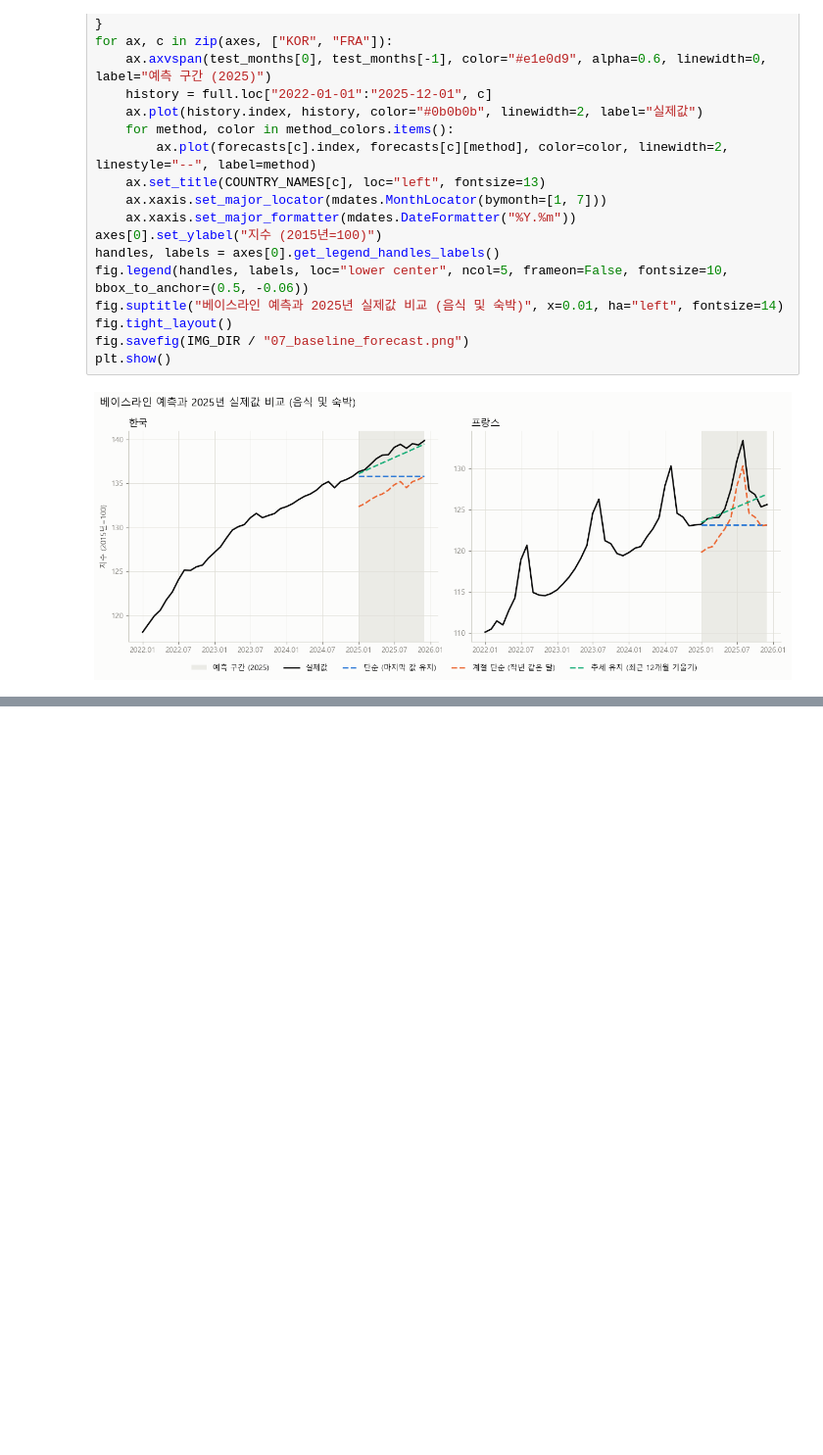
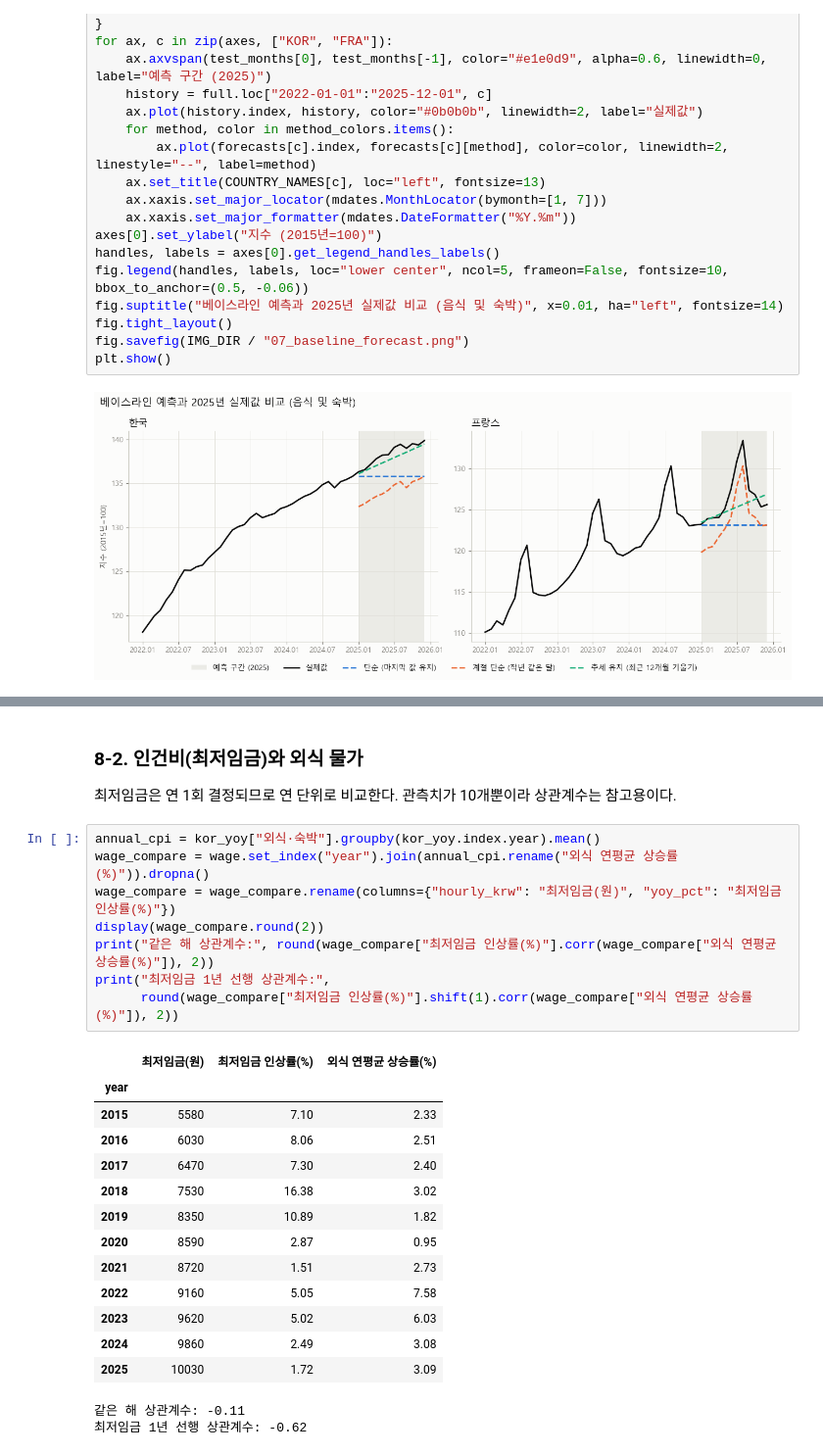
Before and after one commit to qjskffj-code/codyssey_M1-1, a Jupyter notebook: analysis.ipynb, the cells around one changed output, grey strips where cells are left out. Shown at 98% size. Cells and saved outputs as stored; diff of their text form; blank space fills up the shorter version.

```diff
--- a/analysis.ipynb
+++ b/analysis.ipynb
@@ -698,0 +824,27 @@ plt.show()
+# %% [markdown]
+### 8-2. 인건비(최저임금)와 외식 물가
+최저임금은 연 1회 결정되므로 연 단위로 비교한다. 관측치가 10개뿐이라 상관계수는 참고용이다.
+# %%
+annual_cpi = kor_yoy["외식·숙박"].groupby(kor_yoy.index.year).mean()
+wage_compare = wage.set_index("year").join(annual_cpi.rename("외식 연평균 상승률(%)")).dropna()
+wage_compare = wage_compare.rename(columns={"hourly_krw": "최저임금(원)", "yoy_pct": "최저임금 인상률(%)"})
+display(wage_compare.round(2))
+print("같은 해 상관계수:", round(wage_compare["최저임금 인상률(%)"].corr(wage_compare["외식 연평균 상승률(%)"]), 2))
+print("최저임금 1년 선행 상관계수:",
+      round(wage_compare["최저임금 인상률(%)"].shift(1).corr(wage_compare["외식 연평균 상승률(%)"]), 2))
+# %% [output]
+|  | 최저임금(원) | 최저임금 인상률(%) | 외식 연평균 상승률(%) |
+| year |  |  |  |
+| 2015 | 5580 | 7.10 | 2.33 |
+| 2016 | 6030 | 8.06 | 2.51 |
+| 2017 | 6470 | 7.30 | 2.40 |
+| 2018 | 7530 | 16.38 | 3.02 |
+| 2019 | 8350 | 10.89 | 1.82 |
+| 2020 | 8590 | 2.87 | 0.95 |
+| 2021 | 8720 | 1.51 | 2.73 |
+| 2022 | 9160 | 5.05 | 7.58 |
+| 2023 | 9620 | 5.02 | 6.03 |
+| 2024 | 9860 | 2.49 | 3.08 |
+| 2025 | 10030 | 1.72 | 3.09 |
+같은 해 상관계수: -0.11
+최저임금 1년 선행 상관계수: -0.62
```
Also changed, not shown: parts of 7 cells of this notebook, 7 other files.
